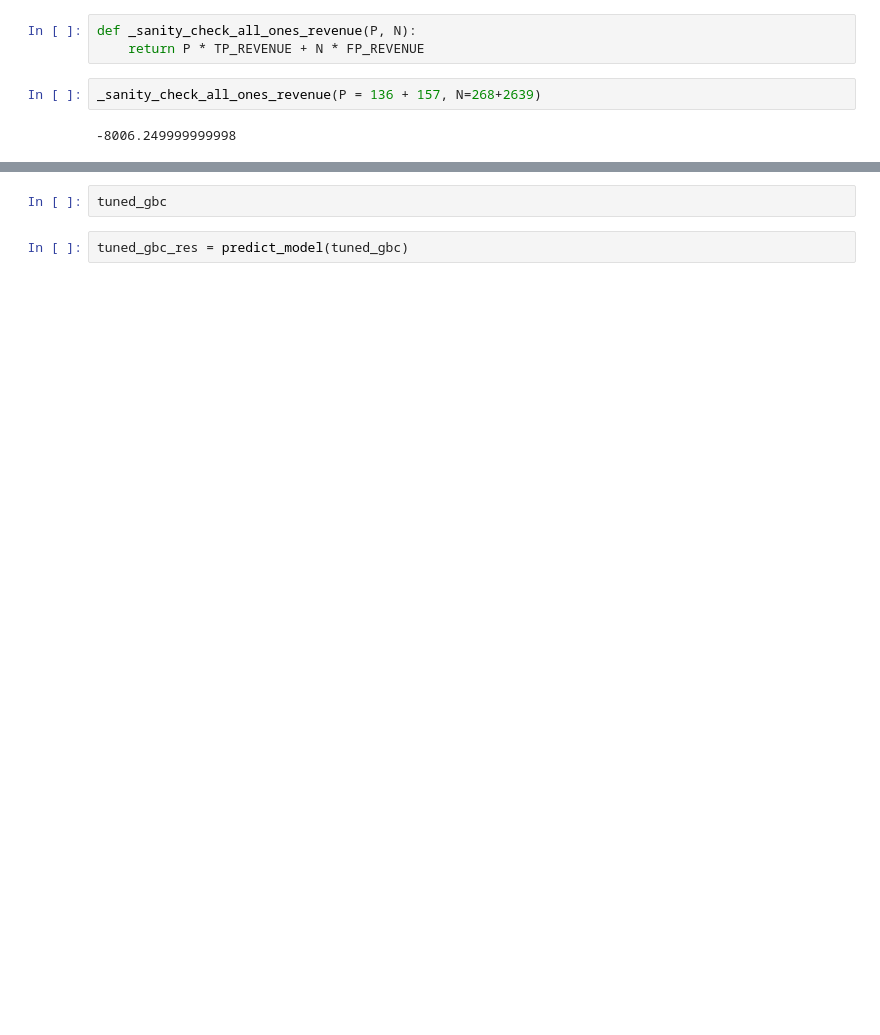
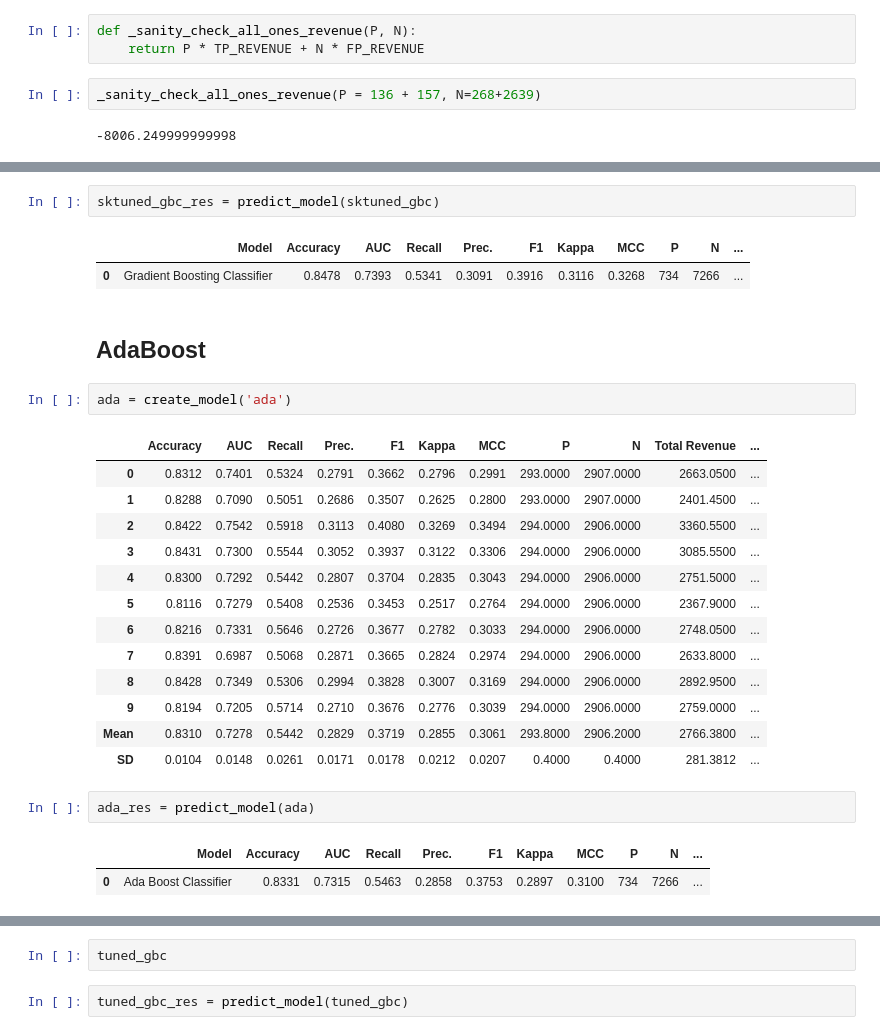
Before and after one commit to shaypal5/mba_ds_project, a Jupyter notebook: notebooks/pycaret_play.ipynb, the cells around one changed output, grey strips where cells are left out. Saved outputs shown, nothing was run; the diff lists cells and outputs as text; blank space fills up the shorter version.

Commit message:
more model work

```diff
--- a/notebooks/pycaret_play.ipynb
+++ b/notebooks/pycaret_play.ipynb
@@ -303,0 +338,28 @@ gbc_res = predict_model(gbc)
+# %%
+sktuned_gbc_res = predict_model(sktuned_gbc)
+# %% [output]
+|  | Model | Accuracy | AUC | Recall | Prec. | F1 | Kappa | MCC | P | N | ... |
+| 0 | Gradient Boosting Classifier | 0.8478 | 0.7393 | 0.5341 | 0.3091 | 0.3916 | 0.3116 | 0.3268 | 734 | 7266 | ... |
+# %% [markdown]
+## AdaBoost
+# %%
+ada = create_model('ada')
+# %% [output]
+|  | Accuracy | AUC | Recall | Prec. | F1 | Kappa | MCC | P | N | Total Revenue | ... |
+| 0 | 0.8312 | 0.7401 | 0.5324 | 0.2791 | 0.3662 | 0.2796 | 0.2991 | 293.0000 | 2907.0000 | 2663.0500 | ... |
+| 1 | 0.8288 | 0.7090 | 0.5051 | 0.2686 | 0.3507 | 0.2625 | 0.2800 | 293.0000 | 2907.0000 | 2401.4500 | ... |
+| 2 | 0.8422 | 0.7542 | 0.5918 | 0.3113 | 0.4080 | 0.3269 | 0.3494 | 294.0000 | 2906.0000 | 3360.5500 | ... |
+| 3 | 0.8431 | 0.7300 | 0.5544 | 0.3052 | 0.3937 | 0.3122 | 0.3306 | 294.0000 | 2906.0000 | 3085.5500 | ... |
+| 4 | 0.8300 | 0.7292 | 0.5442 | 0.2807 | 0.3704 | 0.2835 | 0.3043 | 294.0000 | 2906.0000 | 2751.5000 | ... |
+| 5 | 0.8116 | 0.7279 | 0.5408 | 0.2536 | 0.3453 | 0.2517 | 0.2764 | 294.0000 | 2906.0000 | 2367.9000 | ... |
+| 6 | 0.8216 | 0.7331 | 0.5646 | 0.2726 | 0.3677 | 0.2782 | 0.3033 | 294.0000 | 2906.0000 | 2748.0500 | ... |
+| 7 | 0.8391 | 0.6987 | 0.5068 | 0.2871 | 0.3665 | 0.2824 | 0.2974 | 294.0000 | 2906.0000 | 2633.8000 | ... |
+| 8 | 0.8428 | 0.7349 | 0.5306 | 0.2994 | 0.3828 | 0.3007 | 0.3169 | 294.0000 | 2906.0000 | 2892.9500 | ... |
+| 9 | 0.8194 | 0.7205 | 0.5714 | 0.2710 | 0.3676 | 0.2776 | 0.3039 | 294.0000 | 2906.0000 | 2759.0000 | ... |
+| Mean | 0.8310 | 0.7278 | 0.5442 | 0.2829 | 0.3719 | 0.2855 | 0.3061 | 293.8000 | 2906.2000 | 2766.3800 | ... |
+| SD | 0.0104 | 0.0148 | 0.0261 | 0.0171 | 0.0178 | 0.0212 | 0.0207 | 0.4000 | 0.4000 | 281.3812 | ... |
+# %%
+ada_res = predict_model(ada)
+# %% [output]
+|  | Model | Accuracy | AUC | Recall | Prec. | F1 | Kappa | MCC | P | N | ... |
+| 0 | Ada Boost Classifier | 0.8331 | 0.7315 | 0.5463 | 0.2858 | 0.3753 | 0.2897 | 0.3100 | 734 | 7266 | ... |
```
Also changed, not shown: parts of 29 cells of this notebook, 7 other files.
